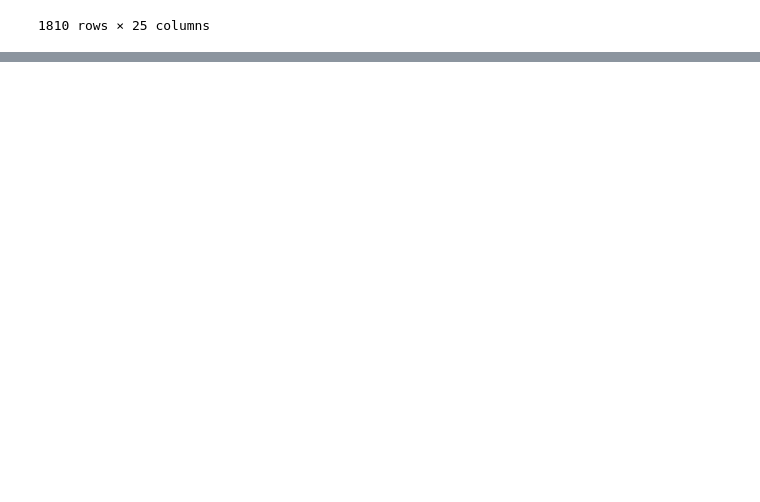
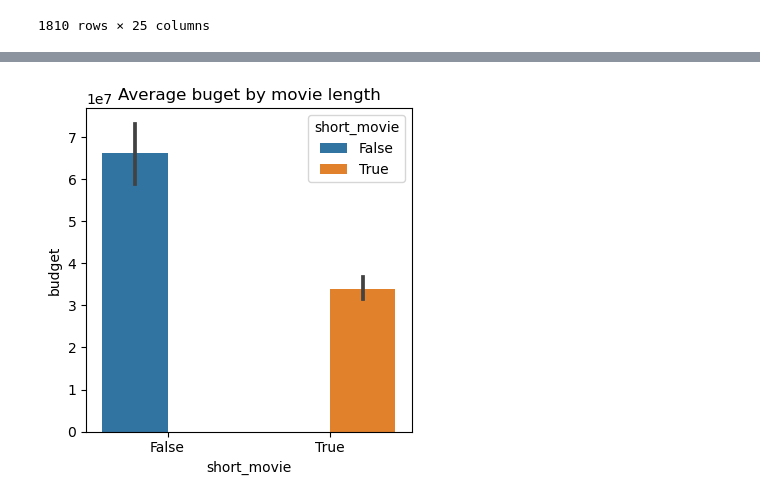
Before and after one commit to Codeguy225/Movie-Prediction-Project, a Jupyter notebook: Derek Overton Movie Predictions Part 4.ipynb, the cells around one changed output, grey strips where cells are left out. Drawn from its saved outputs; the diff is of its cells as text; code cells hidden in the pictures; blank space fills up the shorter version.

```diff
--- a/Derek Overton Movie Predictions Part 4.ipynb
+++ b/Derek Overton Movie Predictions Part 4.ipynb
@@ -594,0 +777,9 @@ df_combined
+# %%
+# Drop Certifications that are not of interest
+
+df['certification'] = df['certification'].replace({'-':'drop', 'NC-17':'drop',
+                                                   'NR':'drop', '10': 'drop',
+                                                   'Unrated':'drop'})
+# Filter out rows with 'drop' in the certification column
+df = df[df.certification != 'drop']
+df['certification'].value_counts()
@@ -594,0 +800,4 @@ df_combined
+# %%
+# Replace the single R anf PG-13 values
+df['certification'] = df['certification'].replace({'R ':'R', 'PG-13 ': 'PG-13'})
+df['certification'].value_counts()
@@ -594,0 +1019,4 @@ df_combined
+# %%
+# Create new DF with no budget values = 0
+length_df = df.copy()
+length_df = length_df[length_df.budget != 0.0]
@@ -594,0 +1050,4 @@ df_combined
+# %%
+# Create a num boolean column to help us with visualizations
+length_df['short_movie'] = length_df[['runtimeMinutes']].sum(axis = 1) < 120.0
+length_df
@@ -594,0 +1068,8 @@ df_combined
+# %%
+# Visualize before dealing with outliers
+fig, ax = plt.subplots(figsize = (4.2, 4.2))
+sns.barplot(data = length_df, x = 'short_movie', y = 'budget',
+            hue = 'short_movie')
+plt.title('Average buget by movie length');
+# %% [output]
+[figure, added]
```
Also changed, not shown: parts of 87 cells of this notebook, 2 other files.
